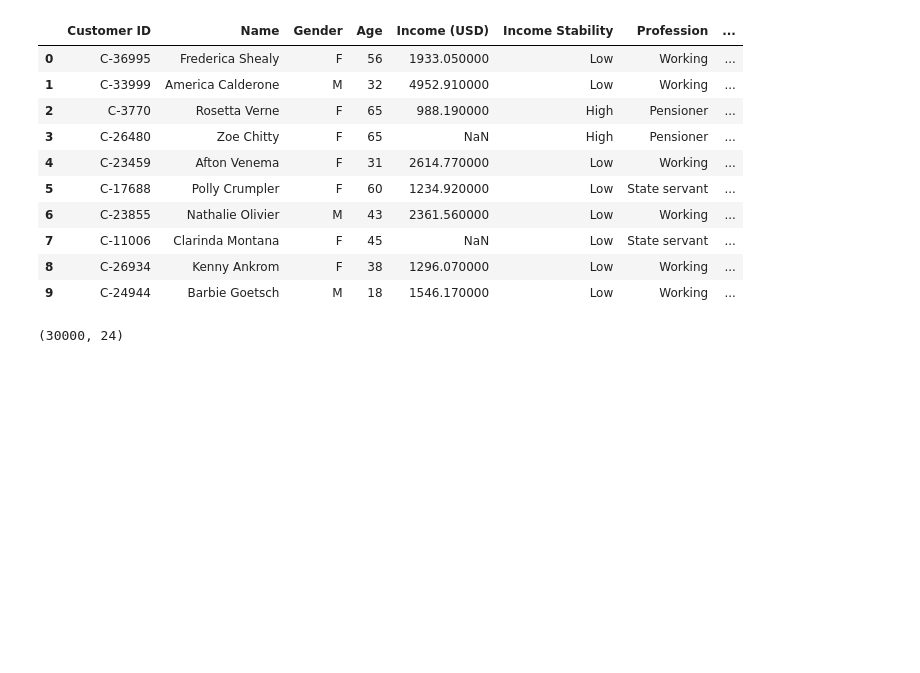
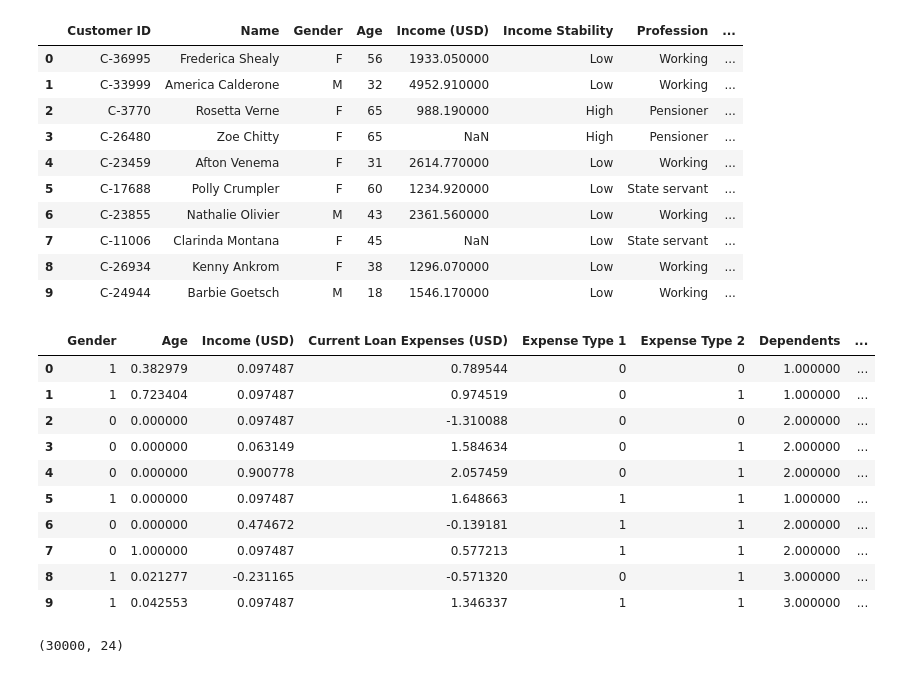
Before and after one commit to mittalishank16/2_stage_loan_approval_-_prediction_system, a Jupyter notebook: notebook/1_sepration.ipynb, the cells around one changed output. Cells and saved outputs as stored; diff of their text form; code cells hidden in the pictures; blank space fills up the shorter version.

Commit message:
updated classification train

```diff
--- a/notebook/1_sepration.ipynb
+++ b/notebook/1_sepration.ipynb
@@ -62,6 +62,22 @@ df.head(10)
 | 7 | C-11006 | Clarinda Montana | F | 45 | NaN | Low | State servant | ... |
 | 8 | C-26934 | Kenny Ankrom | F | 38 | 1296.070000 | Low | Working | ... |
 | 9 | C-24944 | Barbie Goetsch | M | 18 | 1546.170000 | Low | Working | ... |
+# %%
+df1 = pd.read_csv(r"C:\Users\user\Desktop\ML & DL projects\2_Stage_loan_system\data\feature_engineered_pipeline\train_classification_data.csv")
+
+df1.head(10)
+# %% [output]
+|  | Gender | Age | Income (USD) | Current Loan Expenses (USD) | Expense Type 1 | Expense Type 2 | Dependents | ... |
+| 0 | 1 | 0.382979 | 0.097487 | 0.789544 | 0 | 0 | 1.000000 | ... |
+| 1 | 1 | 0.723404 | 0.097487 | 0.974519 | 0 | 1 | 1.000000 | ... |
+| 2 | 0 | 0.000000 | 0.097487 | -1.310088 | 0 | 0 | 2.000000 | ... |
+| 3 | 0 | 0.000000 | 0.063149 | 1.584634 | 0 | 1 | 2.000000 | ... |
+| 4 | 0 | 0.000000 | 0.900778 | 2.057459 | 0 | 1 | 2.000000 | ... |
+| 5 | 1 | 0.000000 | 0.097487 | 1.648663 | 1 | 1 | 1.000000 | ... |
+| 6 | 0 | 0.000000 | 0.474672 | -0.139181 | 1 | 1 | 2.000000 | ... |
+| 7 | 0 | 1.000000 | 0.097487 | 0.577213 | 1 | 1 | 2.000000 | ... |
+| 8 | 1 | 0.021277 | -0.231165 | -0.571320 | 0 | 1 | 3.000000 | ... |
+| 9 | 1 | 0.042553 | 0.097487 | 1.346337 | 1 | 1 | 3.000000 | ... |
 # %%
 df.shape
 # %% [output]
```
Also changed, not shown: 2 other files.
